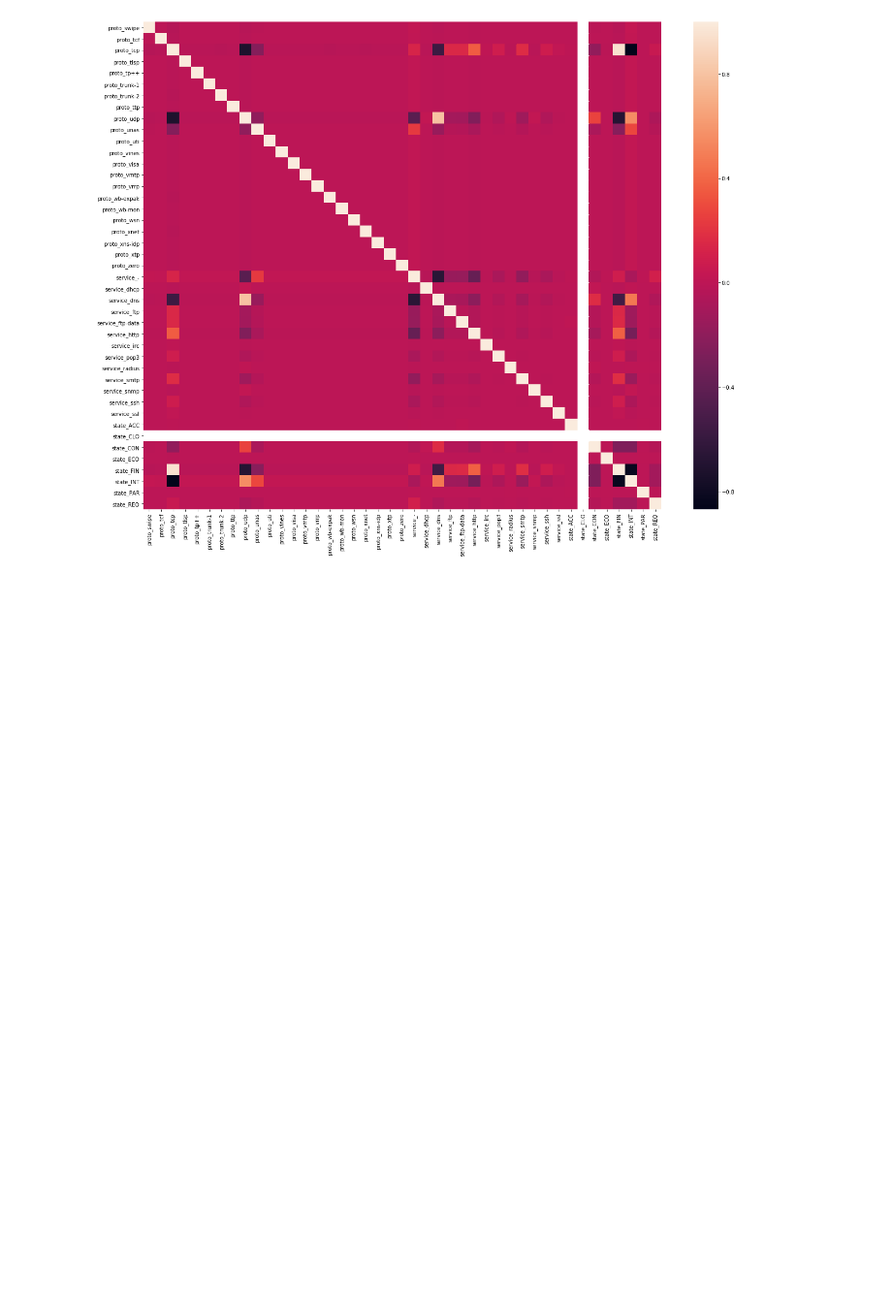
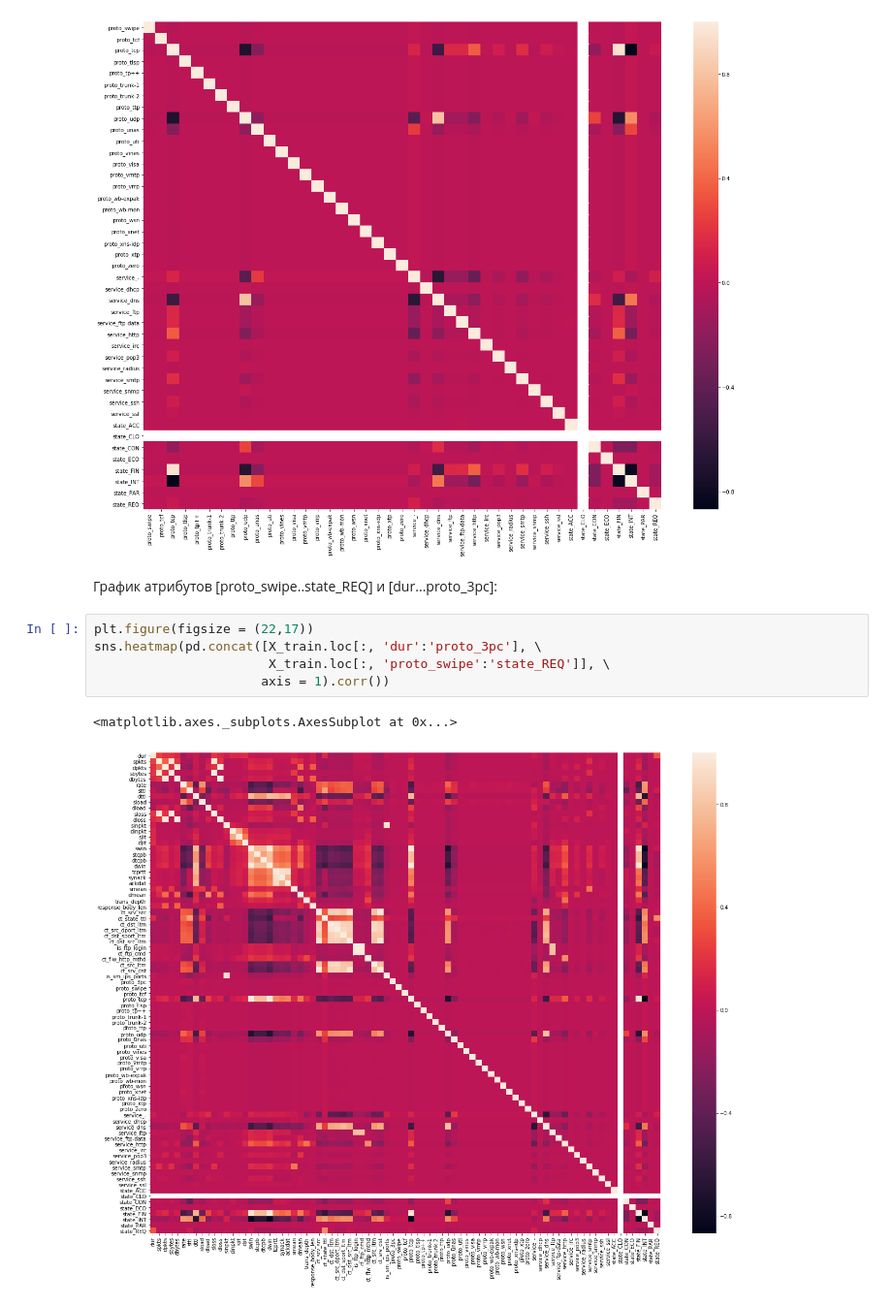
Before and after one commit to nevpo/nids, a Jupyter notebook: Network IDS Classifier.ipynb, the cells around one changed output. Shown: that part at 97% size. Drawn from its saved outputs; the diff is of its cells as text; blank space fills up the shorter version.

```diff
--- a/Network IDS Classifier.ipynb
+++ b/Network IDS Classifier.ipynb
@@ -169,3 +170,13 @@ sns.heatmap(X_train.loc[:, 'proto_swipe':'state_REQ'].corr())
 # %% [output]
 <matplotlib.axes._subplots.AxesSubplot at 0x...>
 [figure]
+# %% [markdown]
+График атрибутов [proto_swipe..state_REQ] и [dur...proto_3pc]:
+# %%
+plt.figure(figsize = (22,17))
+sns.heatmap(pd.concat([X_train.loc[:, 'dur':'proto_3pc'], \
+                       X_train.loc[:, 'proto_swipe':'state_REQ']], \
+                      axis = 1).corr())
+# %% [output]
+<matplotlib.axes._subplots.AxesSubplot at 0x...>
+[figure, added]
```
Also changed, not shown: parts of 9 cells of this notebook.
